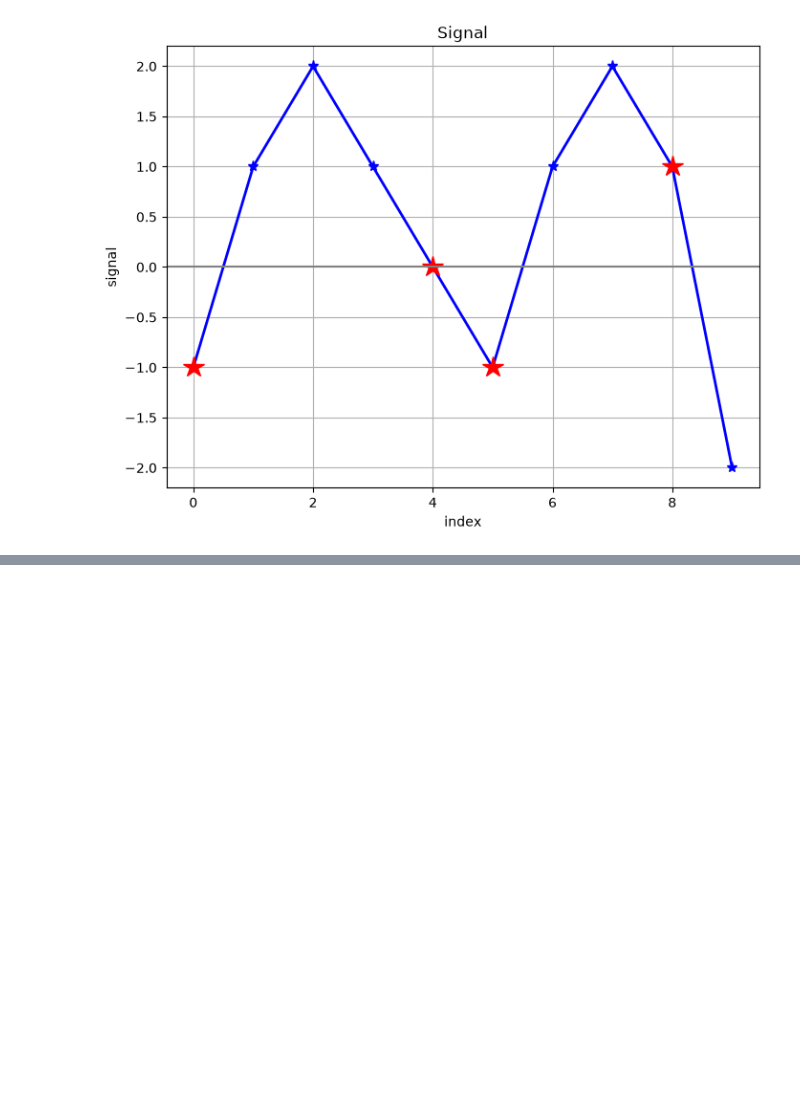
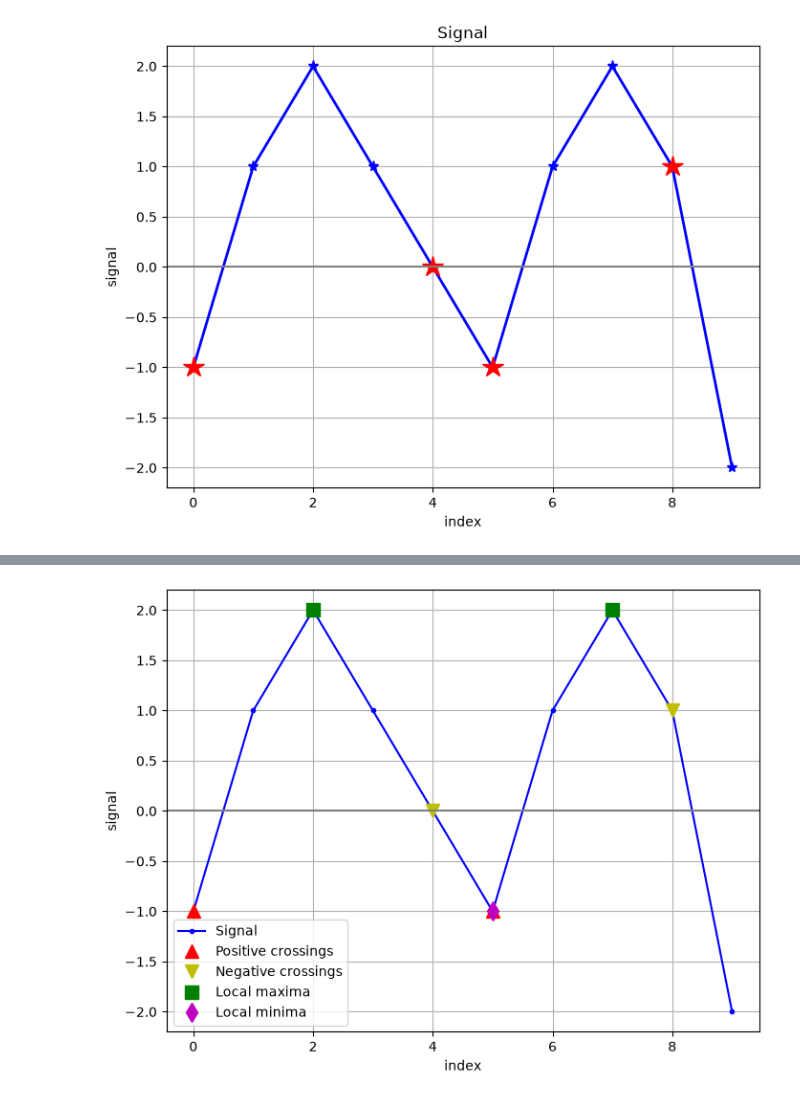
Before and after one commit to dembourgmathis-lang/Python-series03, a Jupyter notebook: Python-series03.ipynb, the cells around one changed output, grey strips where cells are left out. Cells and saved outputs as stored; diff of their text form; code cells hidden in the pictures; blank space fills up the shorter version.

Commit message:
Implement zero crossing and extrema detection

```diff
--- a/Python-series03.ipynb
+++ b/Python-series03.ipynb
@@ -32,0 +285,51 @@ plt.show()
+# %%
+i_pos, i_neg = find_zero_crossings(signal)
+
+plt.figure(figsize=(8, 6))
+
+plt.plot(index, signal, 'b.-', label='Signal')
+
+plt.plot(
+    index[i_pos],
+    signal[i_pos],
+    '^r',
+    markersize=10,
+    label='Positive crossings'
+)
+
+plt.plot(
+    index[i_neg],
+    signal[i_neg],
+    'vy',
+    markersize=10,
+    label='Negative crossings'
+)
+
+plt.plot(
+    index[i_max],
+    signal[i_max],
+    'sg',
+    markersize=10,
+    label='Local maxima'
+)
+
+plt.plot(
+    index[i_min],
+    signal[i_min],
+    'dm',
+    markersize=10,
+    label='Local minima'
+)
+
+plt.axhline(y=0, color='gray')
+
+plt.grid(True)
+
+plt.xlabel("index")
+plt.ylabel("signal")
+
+plt.legend()
+
+plt.show()
+# %% [output]
+[figure, added]
```
Also changed, not shown: parts of 15 cells of this notebook.
